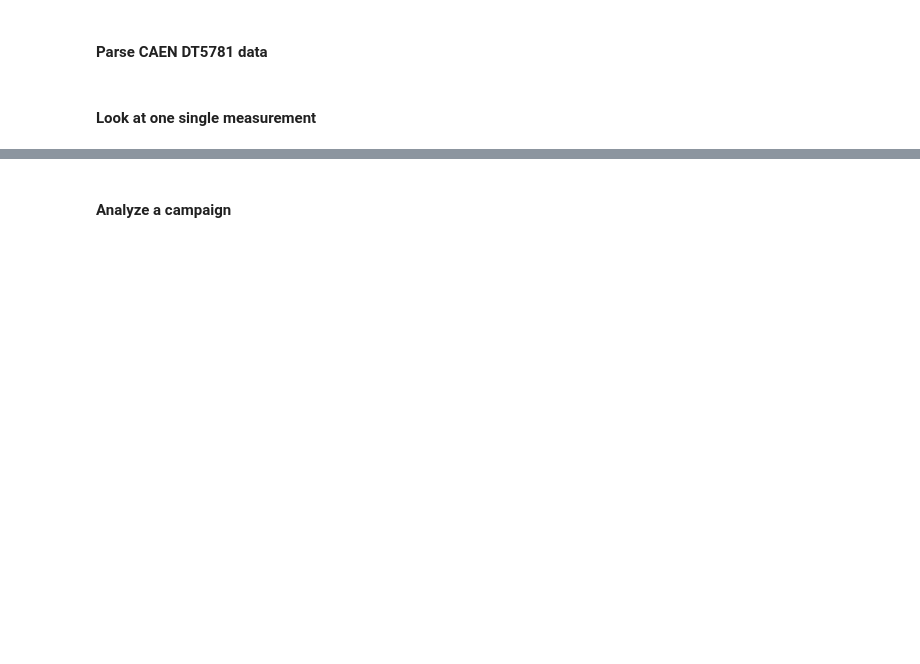
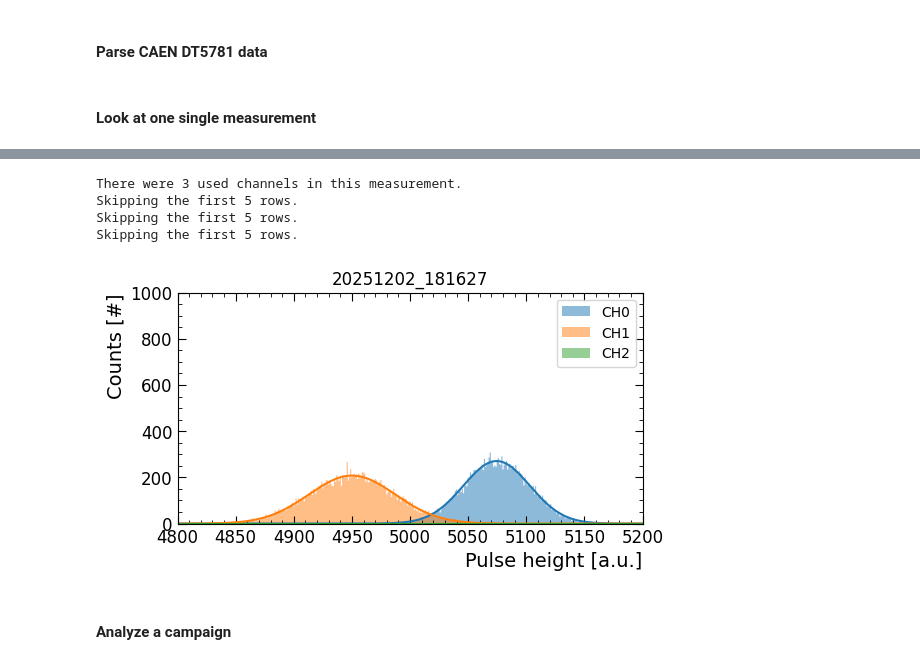
Before and after one commit to rtriozzi/pmana, a Jupyter notebook: notebooks/pmana_DT5781.ipynb, the cells around one changed output, grey strips where cells are left out. Drawn from its saved outputs; the diff is of its cells as text; code cells hidden in the pictures; blank space fills up the shorter version.

```diff
--- a/notebooks/pmana_DT5781.ipynb
+++ b/notebooks/pmana_DT5781.ipynb
@@ -69,3 +70,49 @@ Skipping the first 5 rows.
+# %%
+fig, ax = plt.subplots(figsize=(6,3))
+
+MEASUREMENT = '20251202_181627'
+# extract a measurement
+Data = pmana.utils.io.ExtractSingleMeasurement(
+    f"../data/{TIME_DIR}/DataPadova_DT5781_{TIME_RANGE}/{MEASUREMENT}",
+    CHANNEL_KEY = 'CH*', N_SKIP_LINES = 3, COL_NAMES = ['c0', 'c1', 'c2'], DELIMITER = ' '
+)
+print(f"There were {len(Data)} used channels in this measurement.")
+
+CHs = [1, 2, 3]
+for i, chname in enumerate(CHs):
+    # plot channel data
+    pmana.utils.plotting.PlotSingleChannel(
+        Data[i],
+        ax,
+        channel = i,
+        rebin = False,
+        debug = False,
+        DISPLAY_FIT = True,
+        SKIP_NROWS = 5, BINNAME = 'c0', COUNTNAME = 'c1'
+    )
+
+ax = pmana.utils.plotting.UpdateMatplotlibStyle(
+    ax,
+    "Pulse height [a.u.]",
+    "Counts [#]"
+)
+
+ax.legend()
+ax.set_title(f"{MEASUREMENT}")
+
+#ax.set_yscale('log')
+
+ax.set_xlim(4800, 5200)
+# ax.set_xlim(1230, 1240)
+ax.set_ylim(0, 1000)
+
+plt.show()
+# %% [output]
+There were 3 used channels in this measurement.
+Skipping the first 5 rows.
+Skipping the first 5 rows.
+Skipping the first 5 rows.
+[figure, added]
 # %% [markdown]
 #### Analyze a campaign
 # %%
```
Also changed, not shown: parts of 7 cells of this notebook, 3 other files.
